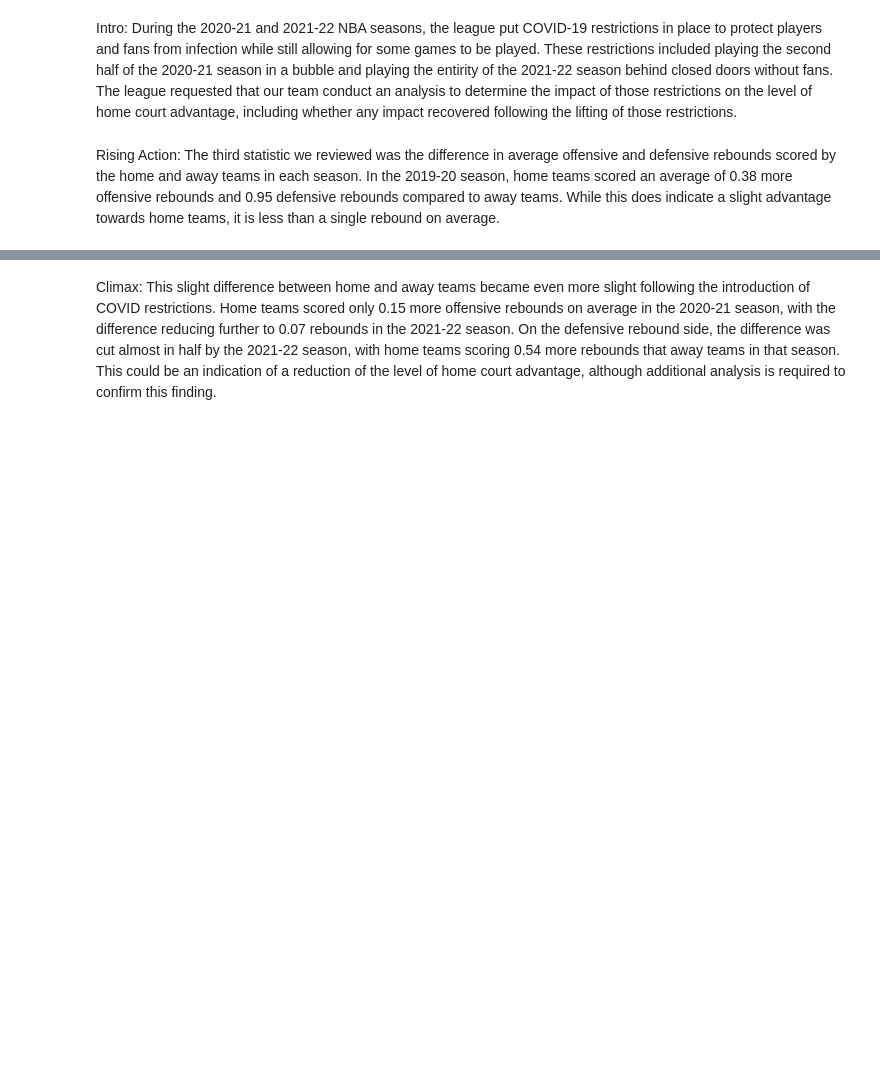
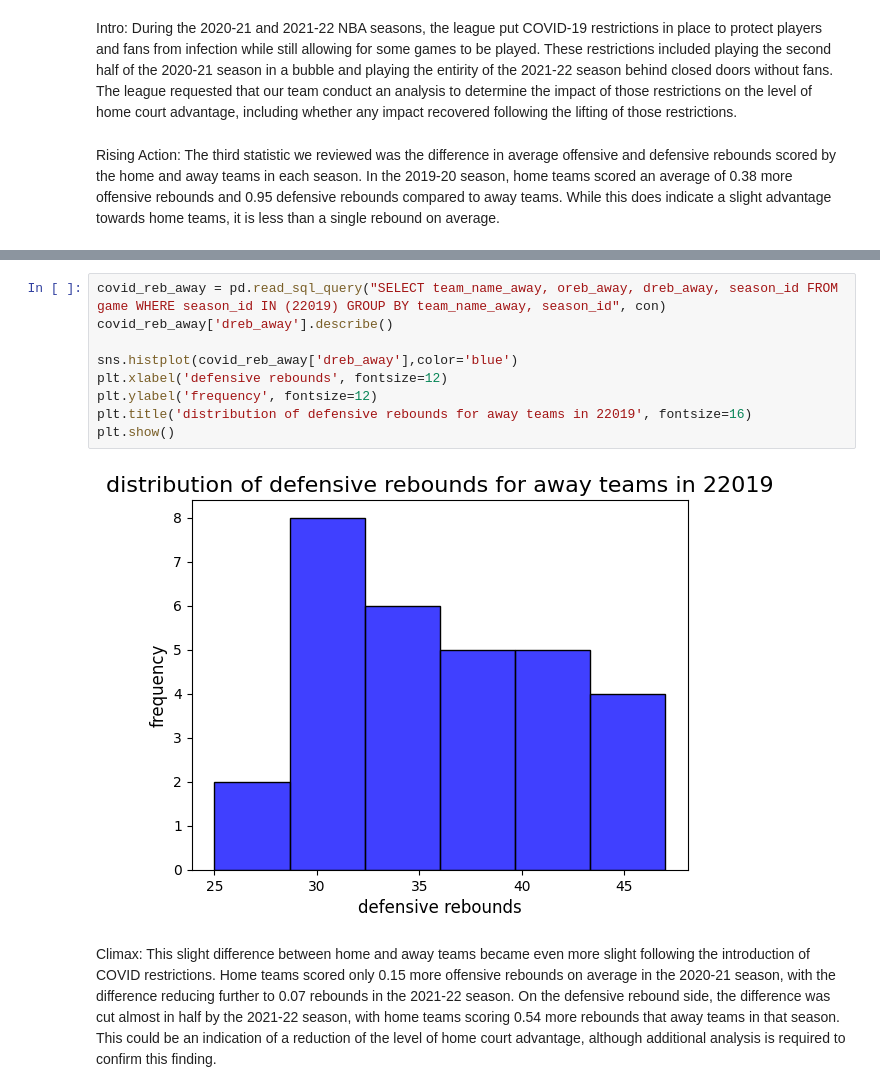
Before and after one commit to thezachdrake/UMD-INST627-Fall2024, a Jupyter notebook: inclass.ipynb, the cells around one changed output, grey strips where cells are left out. Saved outputs shown, nothing was run; the diff lists cells and outputs as text; blank space fills up the shorter version.

```diff
--- a/inclass.ipynb
+++ b/inclass.ipynb
@@ -228,2 +375,13 @@ Rising Action: The third statistic we reviewed was the difference in average off
+# %%
+covid_reb_away = pd.read_sql_query("SELECT team_name_away, oreb_away, dreb_away, season_id FROM game WHERE season_id IN (22019) GROUP BY team_name_away, season_id", con)
+covid_reb_away['dreb_away'].describe()
+
+sns.histplot(covid_reb_away['dreb_away'],color='blue')
+plt.xlabel('defensive rebounds', fontsize=12)
+plt.ylabel('frequency', fontsize=12)
+plt.title('distribution of defensive rebounds for away teams in 22019', fontsize=16)
+plt.show()
+# %% [output]
+[figure, added]
 # %% [markdown]
 Climax: This slight difference between home and away teams became even more slight following the introduction of COVID restrictions. Home teams scored only 0.15 more offensive rebounds on average in the 2020-21 season, with the difference reducing further to 0.07 rebounds in the 2021-22 season. On the defensive rebound side, the difference was cut almost in half by the 2021-22 season, with home teams scoring 0.54 more rebounds that away teams in that season. This could be an indication of a reduction of the level of home court advantage, although additional analysis is required to confirm this finding.
```
Also changed, not shown: parts of 56 cells of this notebook.
